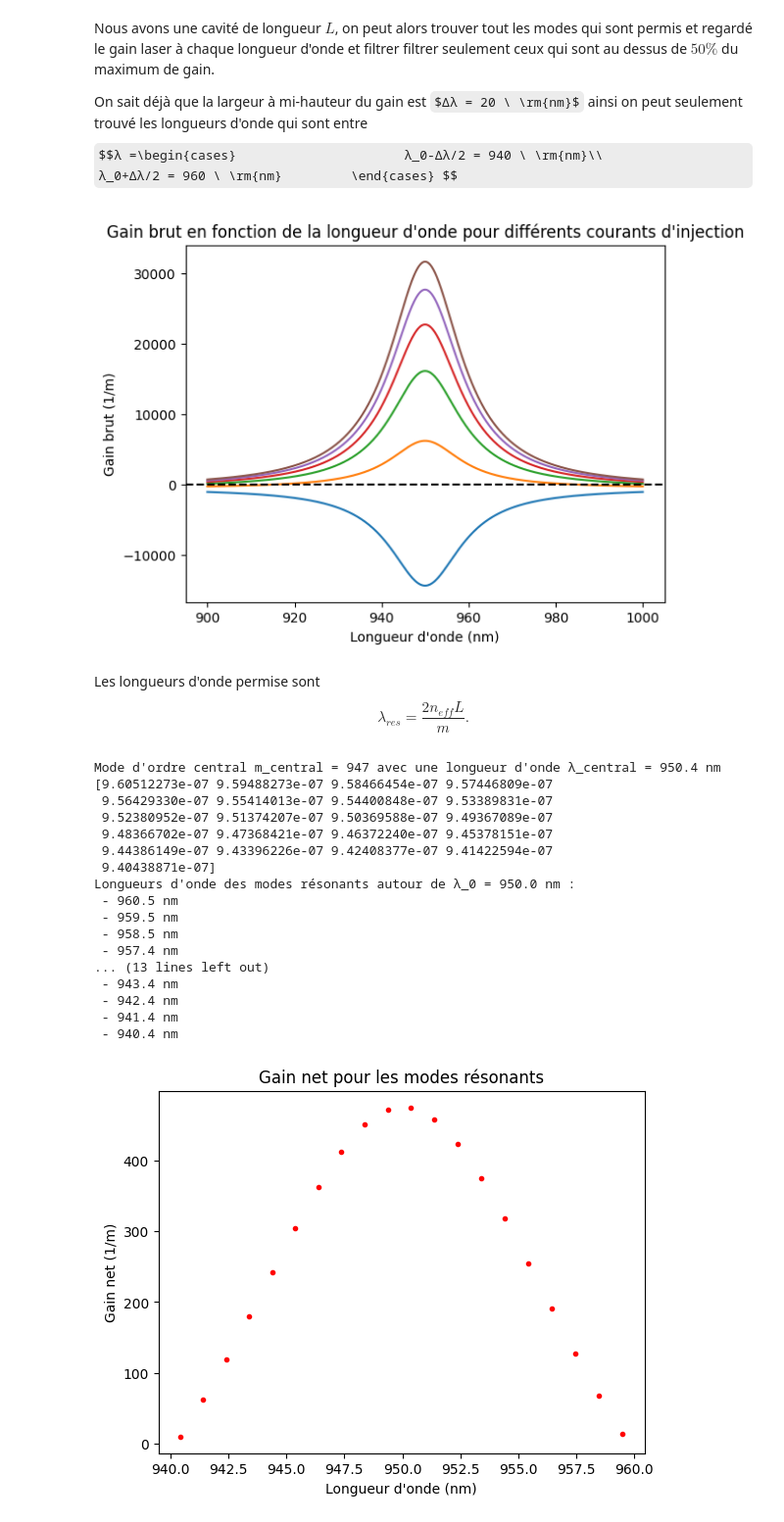
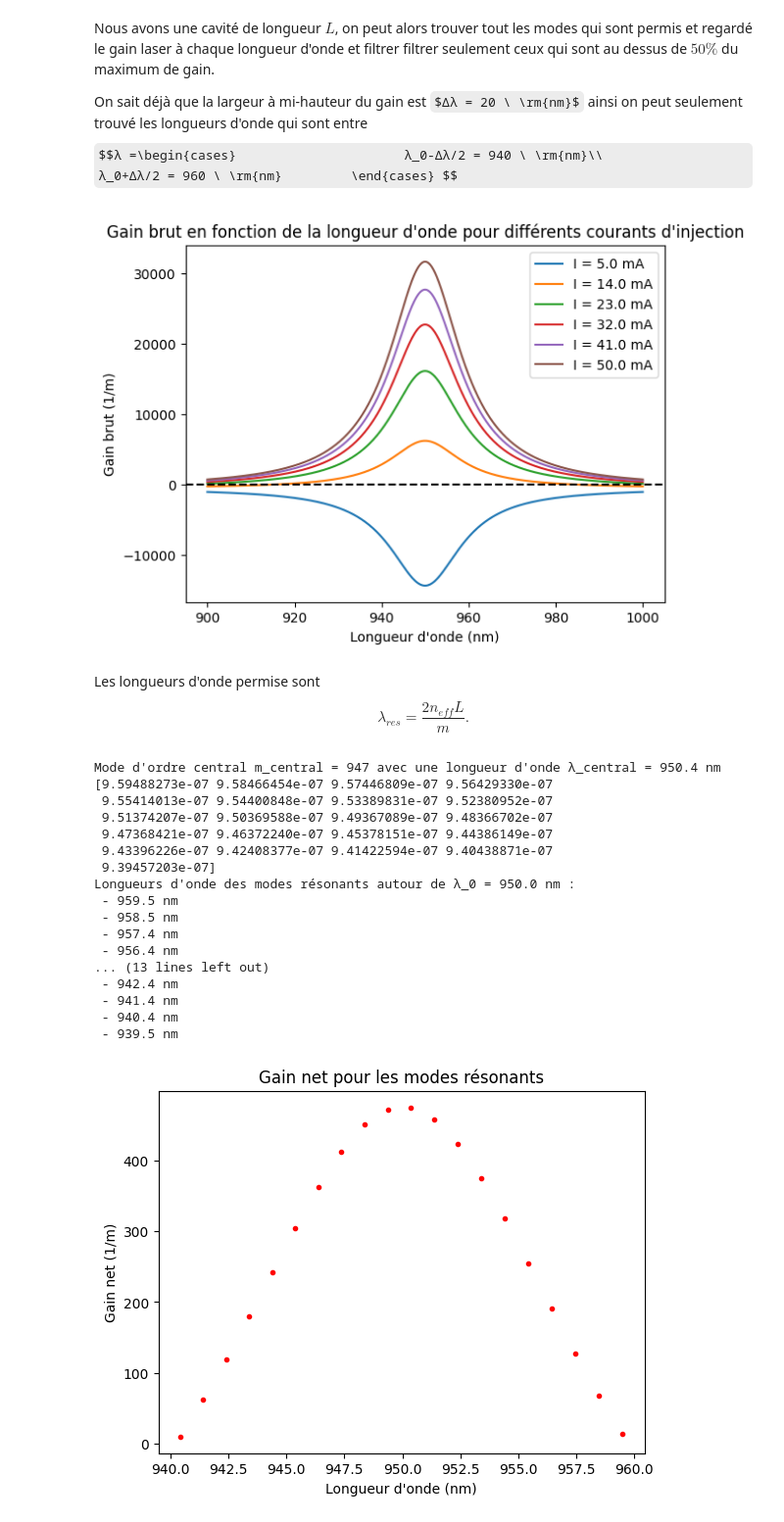
Before and after one commit to Belouse/GPH-University-Laval-Course, a Jupyter notebook: Ulaval Session 7 Automne 2025/Optoélectronique/Devoir 3/Devoir_3_opto_2025_ÉB.ipynb, the cells around one changed output. Shown at 98% size. Saved outputs shown, nothing was run; the diff lists cells and outputs as text; code cells hidden in the pictures; some formulas as TeX source.

```diff
--- a/Ulaval Session 7 Automne 2025/Optoélectronique/Devoir 3/Devoir_3_opto_2025_ÉB.ipynb
+++ b/Ulaval Session 7 Automne 2025/Optoélectronique/Devoir 3/Devoir_3_opto_2025_ÉB.ipynb
@@ -409,19 +409,20 @@ def calculate_gain(λ, I, g_0, λ_0, Δλ, I_tr):
 # %%
 I_lis = np.linspace(5e-3, 50e-3, 6)
 λ_array = np.linspace(900e-9, 1000e-9, 1000)
 
 for I in I_lis:
     g = calculate_gain(λ_array, I, g_0, λ_0, Δλ, I_tr)
     net_gain = Γ * g - α
     plt.plot(λ_array*1e9, net_gain, label=f"I = {I*1e3:.1f} mA")
 
 plt.xlabel("Longueur d'onde (nm)")
 plt.ylabel("Gain brut (1/m)")
 plt.title("Gain brut en fonction de la longueur d'onde pour différents courants d'injection")
 plt.axhline(0, color='black', linestyle='--')
+plt.legend()
 plt.show()
 # %% [output]
-[figure, old version]
+[figure, new version]
 # %% [markdown]
 Les longueurs d'onde permise sont
 $$ \lambda_{res} = \frac{2 n_{eff} L}{m}. $$
@@ -432,7 +433,7 @@ def calculate_m_central(λ_0, n_g, L):
     m_c = round((2 * n_g * L) / λ_0)
     return m_c
 # %%
-m = np.linspace(0, 1000, 1000, dtype=int)
+m = np.linspace(1, 1000, 1000, dtype=int)
 λ_res = (2 * n_g * L) / m
 nombre = 10
 
@@ -448,22 +449,22 @@ for i in λ_autour:
     print(f" - {i*1e9:.1f} nm")
 # %% [output]
 Mode d'ordre central m_central = 947 avec une longueur d'onde λ_central = 950.4 nm
-[9.60512273e-07 9.59488273e-07 9.58466454e-07 9.57446809e-07
- 9.56429330e-07 9.55414013e-07 9.54400848e-07 9.53389831e-07
- 9.52380952e-07 9.51374207e-07 9.50369588e-07 9.49367089e-07
- 9.48366702e-07 9.47368421e-07 9.46372240e-07 9.45378151e-07
- 9.44386149e-07 9.43396226e-07 9.42408377e-07 9.41422594e-07
- 9.40438871e-07]
+[9.59488273e-07 9.58466454e-07 9.57446809e-07 9.56429330e-07
+ 9.55414013e-07 9.54400848e-07 9.53389831e-07 9.52380952e-07
+ 9.51374207e-07 9.50369588e-07 9.49367089e-07 9.48366702e-07
+ 9.47368421e-07 9.46372240e-07 9.45378151e-07 9.44386149e-07
+ 9.43396226e-07 9.42408377e-07 9.41422594e-07 9.40438871e-07
+ 9.39457203e-07]
 Longueurs d'onde des modes résonants autour de λ_0 = 950.0 nm :
- - 960.5 nm
  - 959.5 nm
  - 958.5 nm
  - 957.4 nm
+ - 956.4 nm
 ... (13 lines left out)
- - 943.4 nm
  - 942.4 nm
  - 941.4 nm
  - 940.4 nm
+ - 939.5 nm
 # %%
 λ_inside_3dB = []
 gain_inside_3dB = []
```
Also changed, not shown: parts of 12 cells of this notebook.
